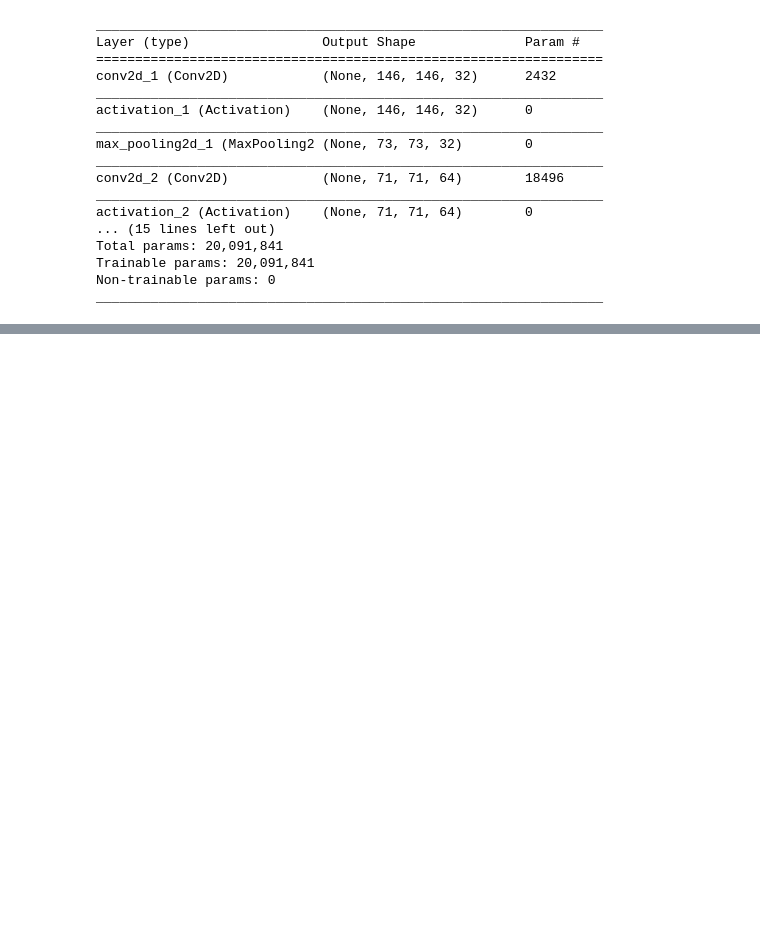
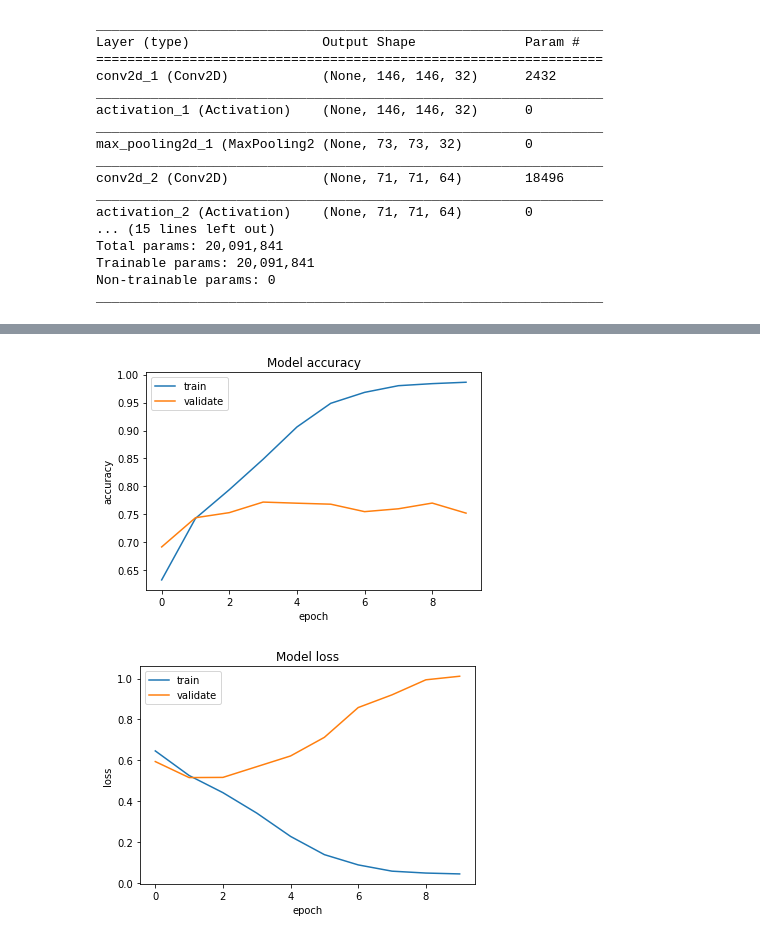
Before and after one commit to khreez/dogs-vs-cats-redux, a Jupyter notebook: cnn-model.ipynb, the cells around one changed output, grey strips where cells are left out. Cells and saved outputs as stored; diff of their text form; code cells hidden in the pictures; blank space fills up the shorter version.

```diff
--- a/cnn-model.ipynb
+++ b/cnn-model.ipynb
@@ -152,19 +169,22 @@ model.save_weights('weights.h5')
 # %%
 plt.plot(history.history['acc'])
 plt.plot(history.history['val_acc'])
 plt.title('Model accuracy')
 plt.ylabel('accuracy')
 plt.xlabel('epoch')
 plt.legend(['train', 'validate'])
-plt.show()
+plt.figure()
 
 plt.plot(history.history['loss'])
 plt.plot(history.history['val_loss'])
 plt.title('Model loss')
 plt.ylabel('loss')
 plt.xlabel('epoch')
 plt.legend(['train', 'validate'])
 plt.show()
+# %% [output]
+[figure, added]
+[figure, added]
 # %%
 X_evaluate, y_evaluate = load_train_data(False)
 X_evaluate /= 255
```
Also changed, not shown: parts of 5 cells of this notebook.
